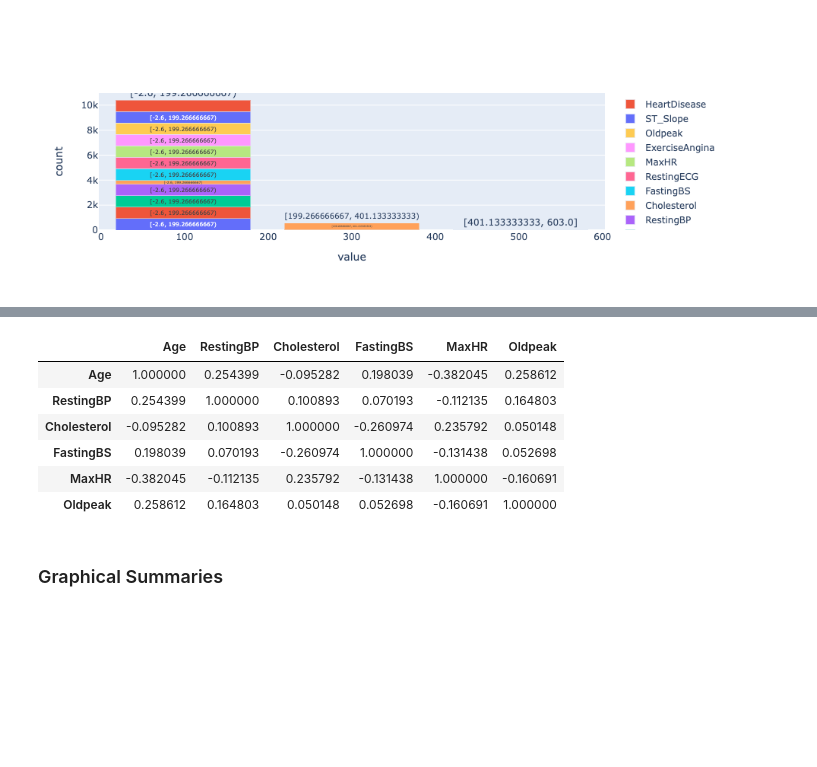
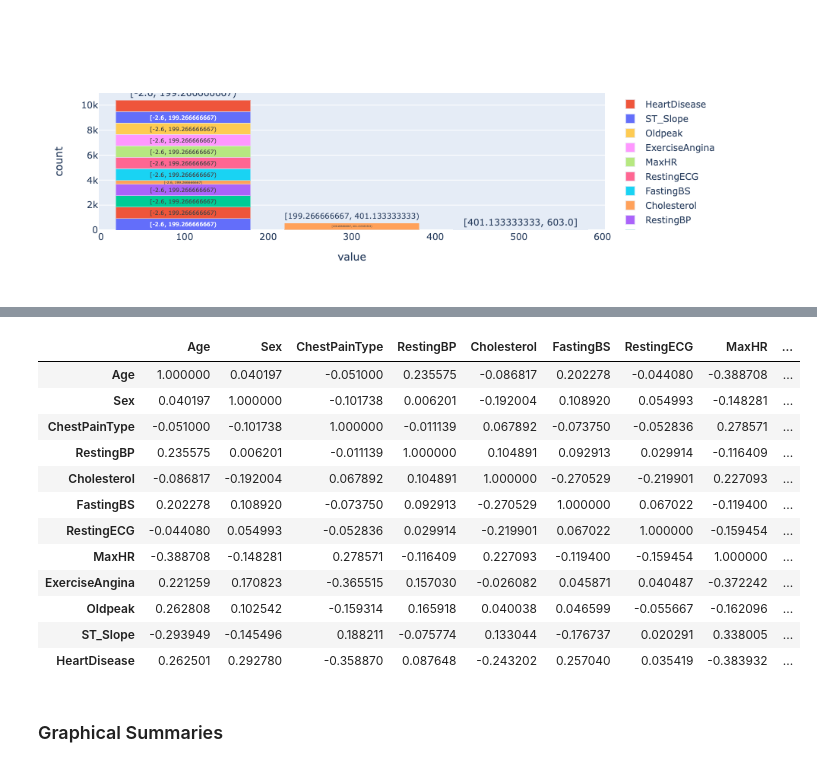
Before and after one commit to akoncsugit/HeartFailure, a Jupyter notebook: FinalProject.ipynb, the cells around one changed output, grey strips where cells are left out. Saved outputs shown, nothing was run; the diff lists cells and outputs as text; code cells hidden in the pictures; blank space fills up the shorter version.

Commit message:
replaced calls to the full data with training

```diff
--- a/FinalProject.ipynb
+++ b/FinalProject.ipynb
@@ -93,0 +103,3 @@ dtypes: category(6), float64(1), int32(5)
+# %%
+sql_train, sql_test = sql_heart.randomSplit([0.75, 0.25], seed = 1)
+print(sql_train.count(), sql_test.count())
@@ -104,4 +118,4 @@ pd_heart.head()
 # %%
-sql_heart = psdf_heart.to_spark()
-sql_heart.show(5)
+psdf_train = sql_train.to_pandas_on_spark()
+psdf_train.head()
 # %% [output]
@@ -212,5 +201,5 @@ psdf_heart.plot.hist(bins=3, alpha=0.5)
 # %% [output]
 [figure]
 # %%
-psdf_heart.corr()
+psdf_train.corr()
 # %% [output]
@@ -218,10 +208,16 @@ Deprecated in 3.0.0. Use SparkSession.builder.getOrCreate() instead.
-|  | Age | RestingBP | Cholesterol | FastingBS | MaxHR | Oldpeak |
-| Age | 1.000000 | 0.254399 | -0.095282 | 0.198039 | -0.382045 | 0.258612 |
-| RestingBP | 0.254399 | 1.000000 | 0.100893 | 0.070193 | -0.112135 | 0.164803 |
-| Cholesterol | -0.095282 | 0.100893 | 1.000000 | -0.260974 | 0.235792 | 0.050148 |
-| FastingBS | 0.198039 | 0.070193 | -0.260974 | 1.000000 | -0.131438 | 0.052698 |
-| MaxHR | -0.382045 | -0.112135 | 0.235792 | -0.131438 | 1.000000 | -0.160691 |
-| Oldpeak | 0.258612 | 0.164803 | 0.050148 | 0.052698 | -0.160691 | 1.000000 |
+|  | Age | Sex | ChestPainType | RestingBP | Cholesterol | FastingBS | RestingECG | MaxHR | ... |
+| Age | 1.000000 | 0.040197 | -0.051000 | 0.235575 | -0.086817 | 0.202278 | -0.044080 | -0.388708 | ... |
+| Sex | 0.040197 | 1.000000 | -0.101738 | 0.006201 | -0.192004 | 0.108920 | 0.054993 | -0.148281 | ... |
+| ChestPainType | -0.051000 | -0.101738 | 1.000000 | -0.011139 | 0.067892 | -0.073750 | -0.052836 | 0.278571 | ... |
+| RestingBP | 0.235575 | 0.006201 | -0.011139 | 1.000000 | 0.104891 | 0.092913 | 0.029914 | -0.116409 | ... |
+| Cholesterol | -0.086817 | -0.192004 | 0.067892 | 0.104891 | 1.000000 | -0.270529 | -0.219901 | 0.227093 | ... |
+| FastingBS | 0.202278 | 0.108920 | -0.073750 | 0.092913 | -0.270529 | 1.000000 | 0.067022 | -0.119400 | ... |
+| RestingECG | -0.044080 | 0.054993 | -0.052836 | 0.029914 | -0.219901 | 0.067022 | 1.000000 | -0.159454 | ... |
+| MaxHR | -0.388708 | -0.148281 | 0.278571 | -0.116409 | 0.227093 | -0.119400 | -0.159454 | 1.000000 | ... |
+| ExerciseAngina | 0.221259 | 0.170823 | -0.365515 | 0.157030 | -0.026082 | 0.045871 | 0.040487 | -0.372242 | ... |
+| Oldpeak | 0.262808 | 0.102542 | -0.159314 | 0.165918 | 0.040038 | 0.046599 | -0.055667 | -0.162096 | ... |
+| ST_Slope | -0.293949 | -0.145496 | 0.188211 | -0.075774 | 0.133044 | -0.176737 | 0.020291 | 0.338005 | ... |
+| HeartDisease | 0.262501 | 0.292780 | -0.358870 | 0.087648 | -0.243202 | 0.257040 | 0.035419 | -0.383932 | ... |
 # %% [markdown]
 ### Graphical Summaries
 # %% [markdown]
```
Also changed, not shown: parts of 16 cells of this notebook.
